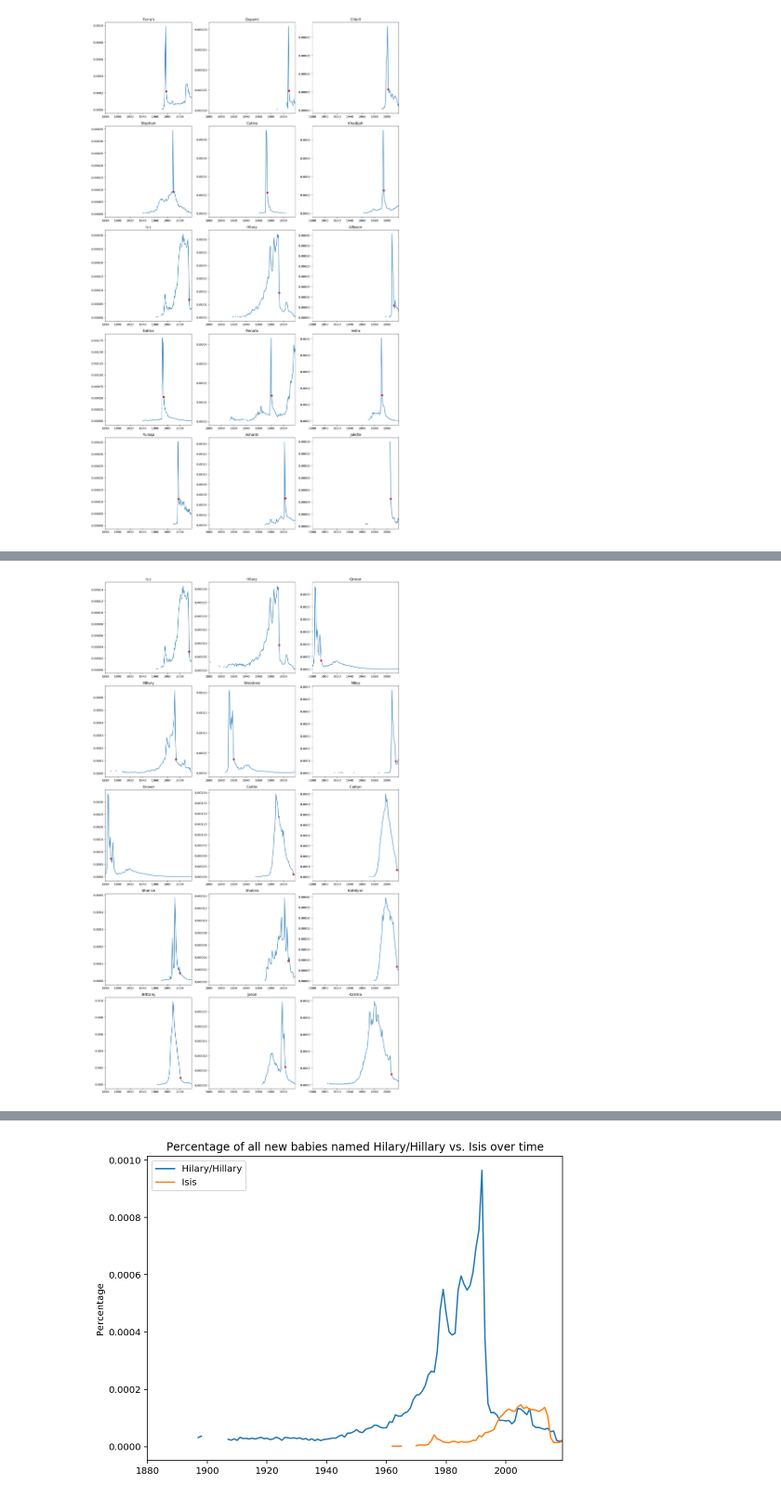
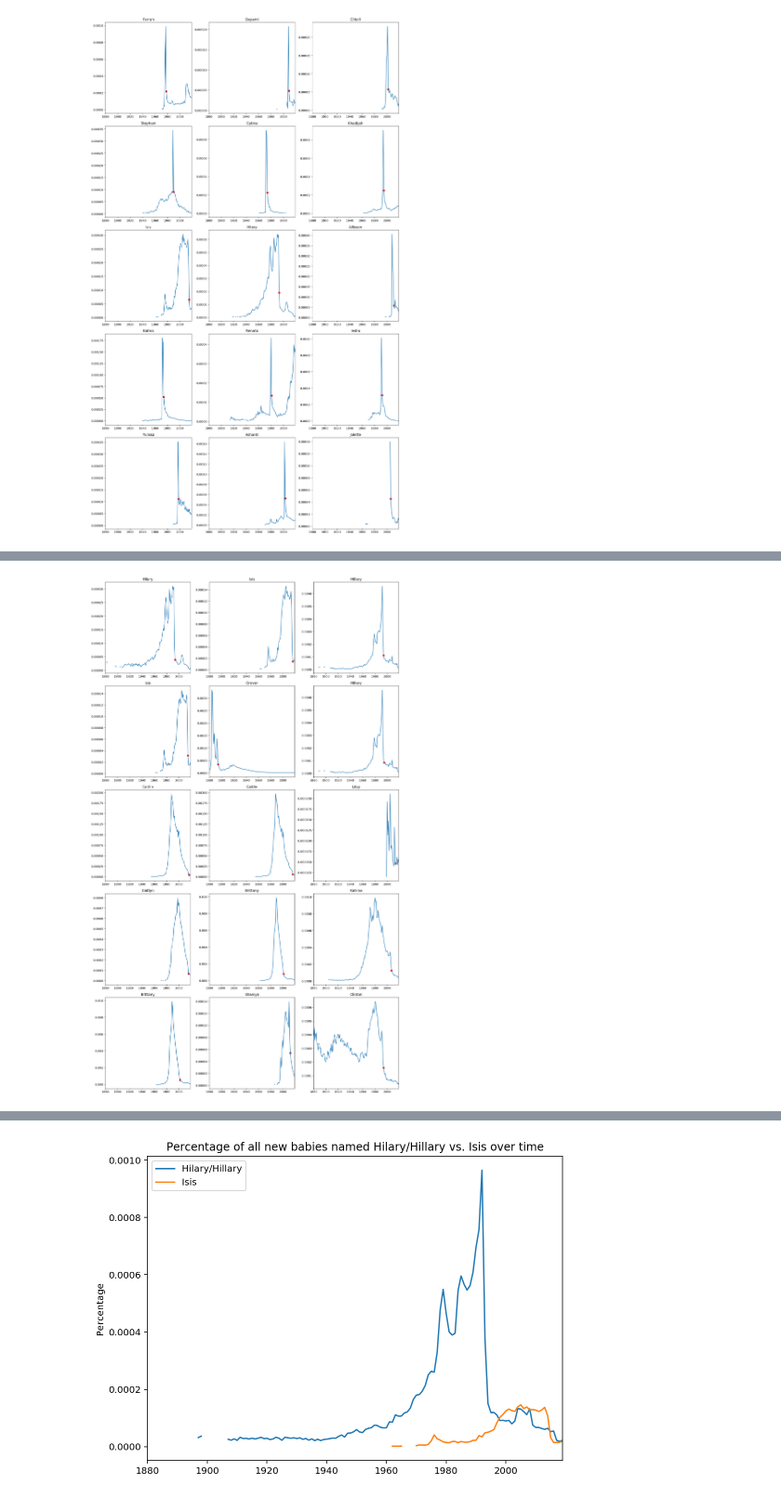
Before and after one commit to williecostello/MostPoisonedName2020, a Jupyter notebook: mostpoisonedname.ipynb, the cells around one changed output, grey strips where cells are left out. Shown at 93% size. Saved outputs shown, nothing was run; the diff lists cells and outputs as text; code cells hidden in the pictures.

Commit message:
Update with new fad name filter

```diff
--- a/mostpoisonedname.ipynb
+++ b/mostpoisonedname.ipynb
@@ -531,11 +566,11 @@ df_pctchg = df_pcts.pct_change()
 # Unpivot the percent change dataframe
 df_pctchg_melt = df_pctchg.reset_index().melt(id_vars='year', value_name='loss')
 
-# Calculate the 5-year percent change in yearly percentage
-df_pctchg_5 = df_pcts.pct_change(periods=5)
+# Calculate the 2-year percent change in yearly percentage
+df_pctchg_2 = df_pcts.pct_change(periods=2)
 
-# Unpivot the 5-year percent change dataframe
-df_pctchg_5_melt = df_pctchg_5.reset_index().melt(id_vars='year', value_name='lag_loss')
+# Unpivot the 2-year percent change dataframe
+df_pctchg_2_melt = df_pctchg_2.reset_index().melt(id_vars='year', value_name='loss_2')
 # %%
 # 1. Create a master dataframe
 
@@ -545,16 +580,16 @@ df_a = df_count.copy()
 # Unpivot the percentages dataframe
 df_b = df_pcts.reset_index().melt(id_vars='year', value_name='percent')
 
-# Add columns for the 1-year and 5-year percent change
+# Add columns for the 1-year, 2-year, and 5-year percent change
 df_b['loss'] = df_pctchg_melt['loss']
-df_b['lag_loss'] = df_pctchg_5_melt['lag_loss']
+df_b['loss_2'] = df_pctchg_2_melt['loss_2']
 
 # Change the index of these dataframe to each row's name/year pair
 df_a.index = df_a['name'] + '_' + df_a['year'].astype(str)
 df_b.index = df_b['name'] + '_' + df_b['year'].astype(str)
 
 # Join the dataframes together
-df = df_a.join(df_b[['percent', 'loss', 'lag_loss']])
+df = df_a.join(df_b[['percent', 'loss', 'loss_2']])
 # %%
 # 2. Add cumulative sum column
 
@@ -575,8 +610,31 @@ for year in years:
 
 # Add cumsum column to master dataframe
 df['cumsum'] = cumsum_col
+# %%
+# 2.5 Add columns listing each name's cumulative sum value from two & ten years prior
+
+# Create a pivot table listing the cumulative sum of each name for each year
+df_cumsum_pivot = pd.pivot_table(df, values='cumsum', index='year', columns='name')
+
+# Change value to name's cumulative sum value from two / ten years prior
+df_cumsum_pivot_lag_2 = df_cumsum_pivot.shift(periods=2)
+df_cumsum_pivot_lag_10 = df_cumsum_pivot.shift(periods=10)
+
+# Unpivot the 2- / 10-years-prior cumulative sum dataframes
+df_cumsum_lag_2 = df_cumsum_pivot_lag_2.reset_index().melt(id_vars='year', value_name='cumsum_lag_2')
+df_cumsum_lag_10 = df_cumsum_pivot_lag_10.reset_index().melt(id_vars='year', value_name='cumsum_lag_10')
+
+# Combine these dataframes into a single dataframe
+df_c = df_cumsum_lag_2.copy()
+df_c['cumsum_lag_10'] = df_cumsum_lag_10['cumsum_lag_10']
+
+# Change the index of this dataframe to each row's name/year pair
+df_c.index = df_c['name'] + '_' + df_c['year'].astype(str)
+
+# Join new columns to master dataframe
+df = df.join(df_c[['cumsum_lag_2', 'cumsum_lag_10']])
 # %%
-# 3. Filter out names that fall below the 14th percentile
-df_filtered = df[(df['cumsum'] <= 0.86) & (df['lag_loss'] < -0.5)]
+# 3. Filter out unpopular & fad names
+df_filtered = df[(df['cumsum_lag_2'] <= .76) & (df['cumsum_lag_10'] <= 0.80)]
 # %%
 # 4. Sort dataframe by percent change
@@ -601,5 +659,5 @@ df_filtered.sort_values('loss').head(15)
 # %%
-plot_names(df_filtered, df_pcts)
+plot_names(df_filtered, df_pcts, sort_by='loss_2')
 # %% [output]
-[figure, old version]
+[figure, new version]
 # %% [markdown]
```
Also changed, not shown: parts of 12 cells of this notebook.
